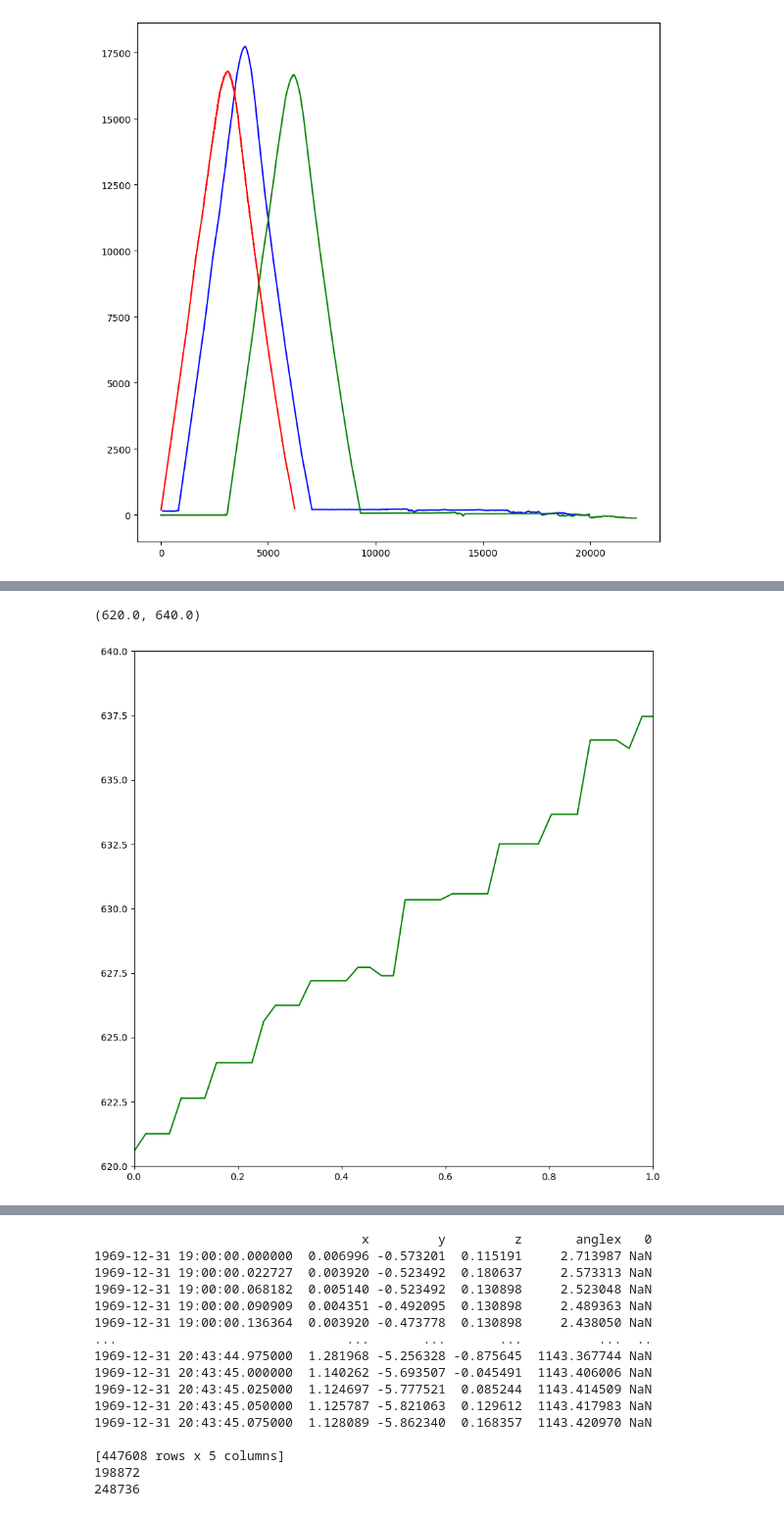
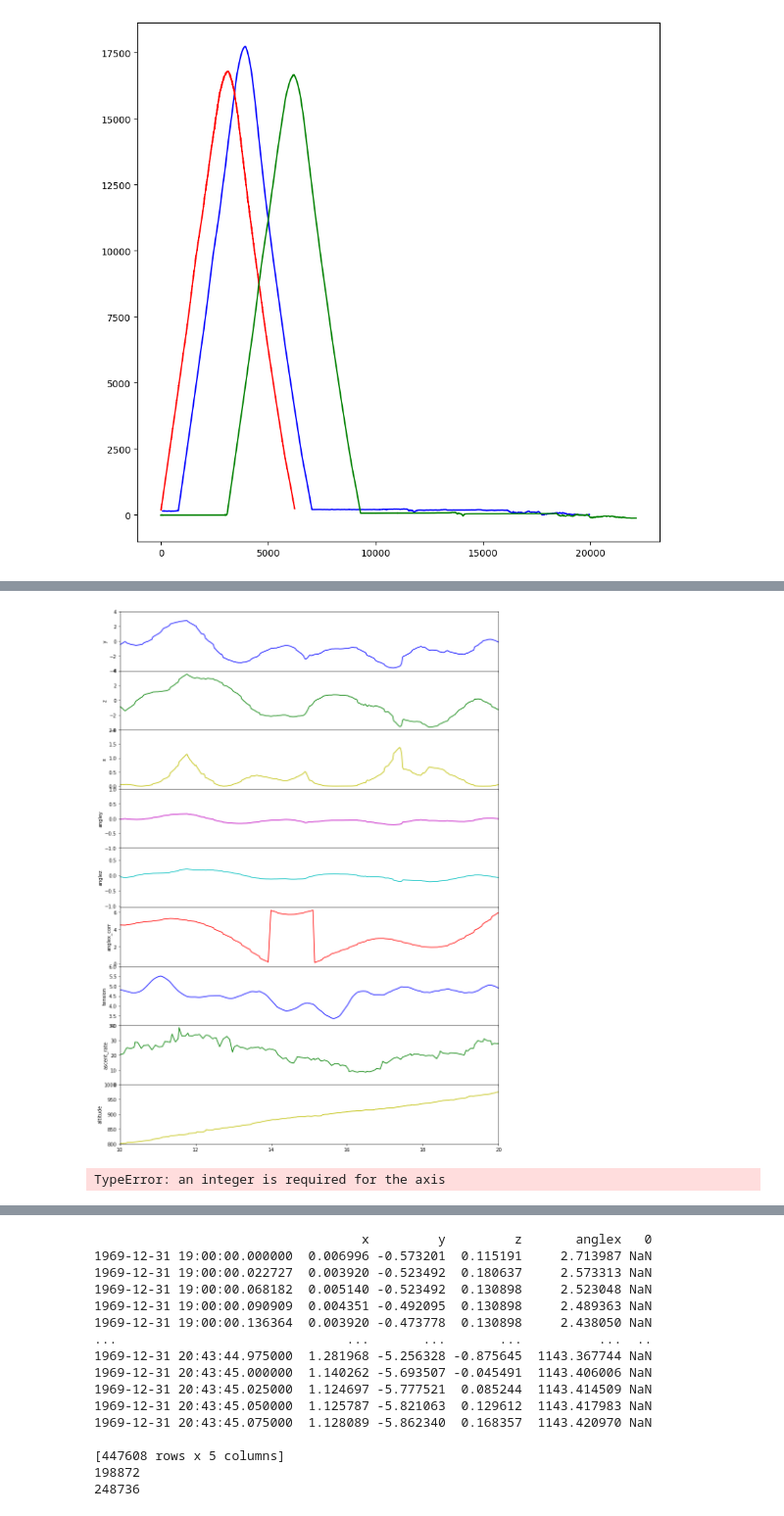
Before and after one commit to UMDBPP/TUFFcode, a Jupyter notebook: Data Analysis/data playground.ipynb, the cells around one changed output, grey strips where cells are left out. Shown at 98% size. Saved outputs shown, nothing was run; the diff lists cells and outputs as text; code cells hidden in the pictures.

Commit message:
add altitude to graph

```diff
--- a/Data Analysis/data playground.ipynb
+++ b/Data Analysis/data playground.ipynb
@@ -281,9 +195,63 @@ ax2.set_ylim(55065, 55095)
-# %%
-
-
-plt.plot(t_altitude, altitude, 'g')
-plt.xlim([0, 1])
-plt.ylim([620, 640])
-# %% [output]
-(620.0, 640.0)
-[figure, removed]
+# %%
+import math
+plt.rcParams['figure.figsize'] = (12,16)
+fig, (ax1,ax2,ax3,ax4,ax5,ax6,ax7,ax8,ax9) = plt.subplots(9,1,sharex=True)
+
+ax1.plot(t_angle, y, 'b')
+ax1.set_ylabel('y')
+
+# ax2 = ax1.twinx()
+ax2.plot(t_angle, z, 'g')
+ax2.set_ylabel('z')
+
+# ax3 = ax1.sharex()
+ax3.plot(t_angle, x, 'y')
+ax3.set_ylabel('x')
+
+# ax4 = ax1.twinx()
+ax4.plot(t_angle, angley, 'm')
+ax4.set_ylabel('angley')
+
+# ax5 = ax1.twinx()
+ax5.plot(t_angle, anglez, 'c')
+ax5.set_ylabel('anglez')
+
+ax6.plot(t_angle, anglex_corr, 'r')
+ax6.set_ylabel('anglex_corr')
+
+N = 20
+
+ax7.plot(t_tension[math.floor((N-1)/2):-math.ceil((N-1)/2)], np.convolve(tension, np.ones(N)/N, mode='valid'), 'b')
+# ax7.plot(t_tension, tension, 'b')
+ax7.set_ylabel('tension')
+
+ax8.plot(t_ascent_rate[math.floor((N-1)/2):-math.ceil((N-1)/2)], np.convolve(ascent_rate, np.ones(N)/N, mode='valid'), 'g')
+# ax8.plot(t_ascent_rate, ascent_rate, 'g')
+ax8.set_ylabel('ascent_rate')
+
+ax9.plot(t_altitude, altitude, 'y')
+ax9.set_ylabel('altitude')
+
+
+
+plt.xlim([10, 20])
+ax1.set_ylim(-4, 4)
+ax2.set_ylim(-4, 4)
+ax3.set_ylim(-.1, 2)
+ax4.set_ylim(-1, 1)
+# ax5.set_ylim(-1, 1)
+ax7.set_ylim(3, 6)
+ax8.set_ylim(0, 40)
+ax9.set_ylim(800, 1000)
+
+fig.tight_layout()
+plt.subplots_adjust(hspace=.0)
+# %% [output]
+[figure, added]
+# %%
+L = [2,4,4,7,5,8,6,6,6,3]
+
+# ar = L.values
+[np.concatenate(([True],L[:-1] != L[1:]))]
+# %% [output]
+TypeError: an integer is required for the axis
```
Also changed, not shown: parts of 14 cells of this notebook.
